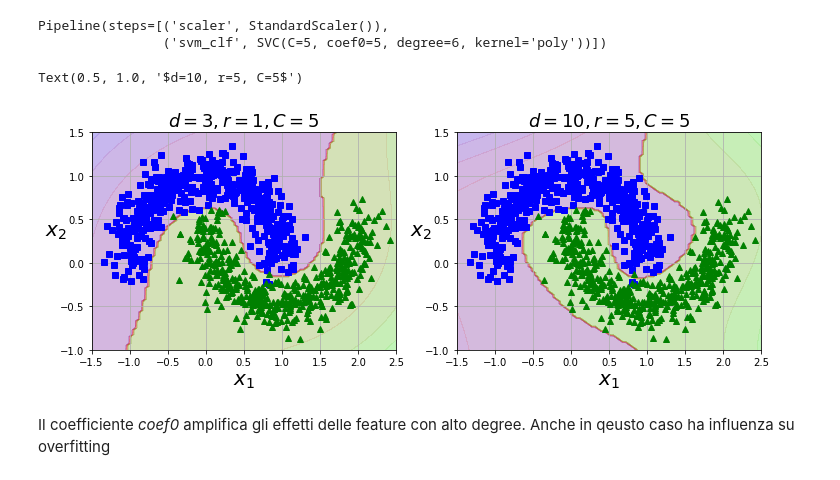
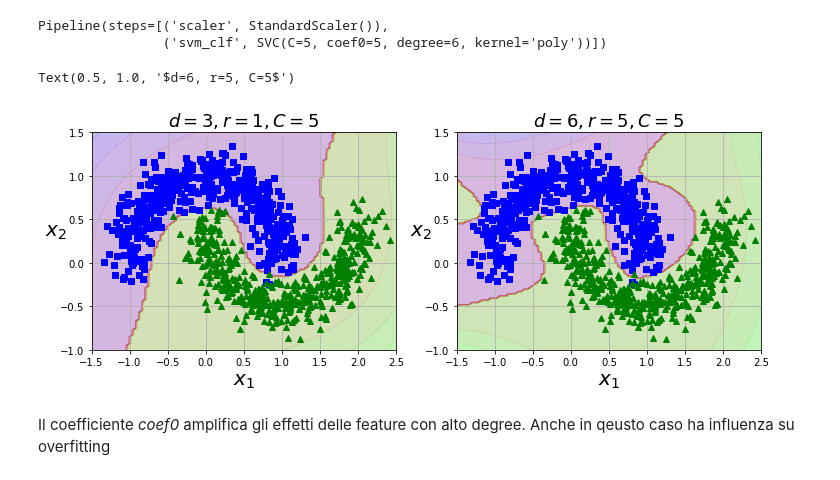
Before and after one commit to matzigno/CSML21, a Jupyter notebook: SVM-DecTree-Ensemble.ipynb, the cells around one changed output. Saved outputs shown, nothing was run; the diff lists cells and outputs as text; code cells hidden in the pictures.

```diff
--- a/SVM-DecTree-Ensemble.ipynb
+++ b/SVM-DecTree-Ensemble.ipynb
@@ -308,18 +308,18 @@ Pipeline(steps=[('scaler', StandardScaler()),
 # %%
 plt.figure(figsize=(12, 4))
 
 plt.subplot(121)
 plot_predictions(poly3_kernel_svm_clf, [-1.5, 2.5, -1, 1.5])
 plot_dataset(X_moon, y_moon, [-1.5, 2.5, -1, 1.5])
 plt.title(r"$d=3, r=1, C=5$", fontsize=18)
 
 plt.subplot(122)
-plot_predictions(poly100_kernel_svm_clf, [-1.5, 2.5, -1, 1.5])
+plot_predictions(poly6_kernel_svm_clf, [-1.5, 2.5, -1, 1.5])
 plot_dataset(X, y, [-1.5, 2.5, -1, 1.5])
-plt.title(r"$d=10, r=5, C=5$", fontsize=18)
+plt.title(r"$d=6, r=5, C=5$", fontsize=18)
 # %% [output]
-Text(0.5, 1.0, '$d=10, r=5, C=5$')
+Text(0.5, 1.0, '$d=6, r=5, C=5$')
-[figure, old version]
+[figure, new version]
 # %% [markdown]
 Il coefficiente _coef0_ amplifica gli effetti delle feature con alto degree. Anche in qeusto caso ha influenza su overfitting
 # %%
```
Also changed, not shown: parts of 7 cells of this notebook.
